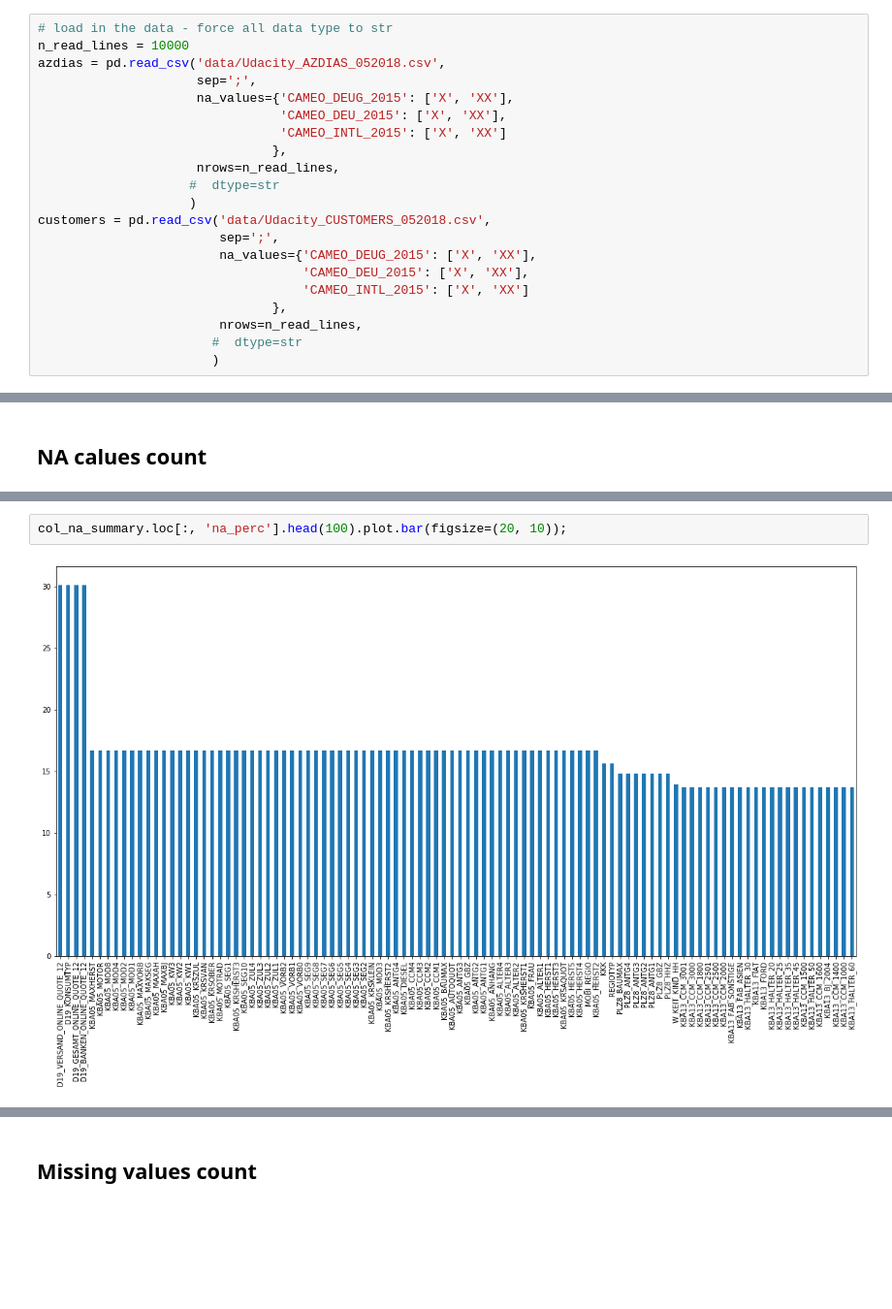
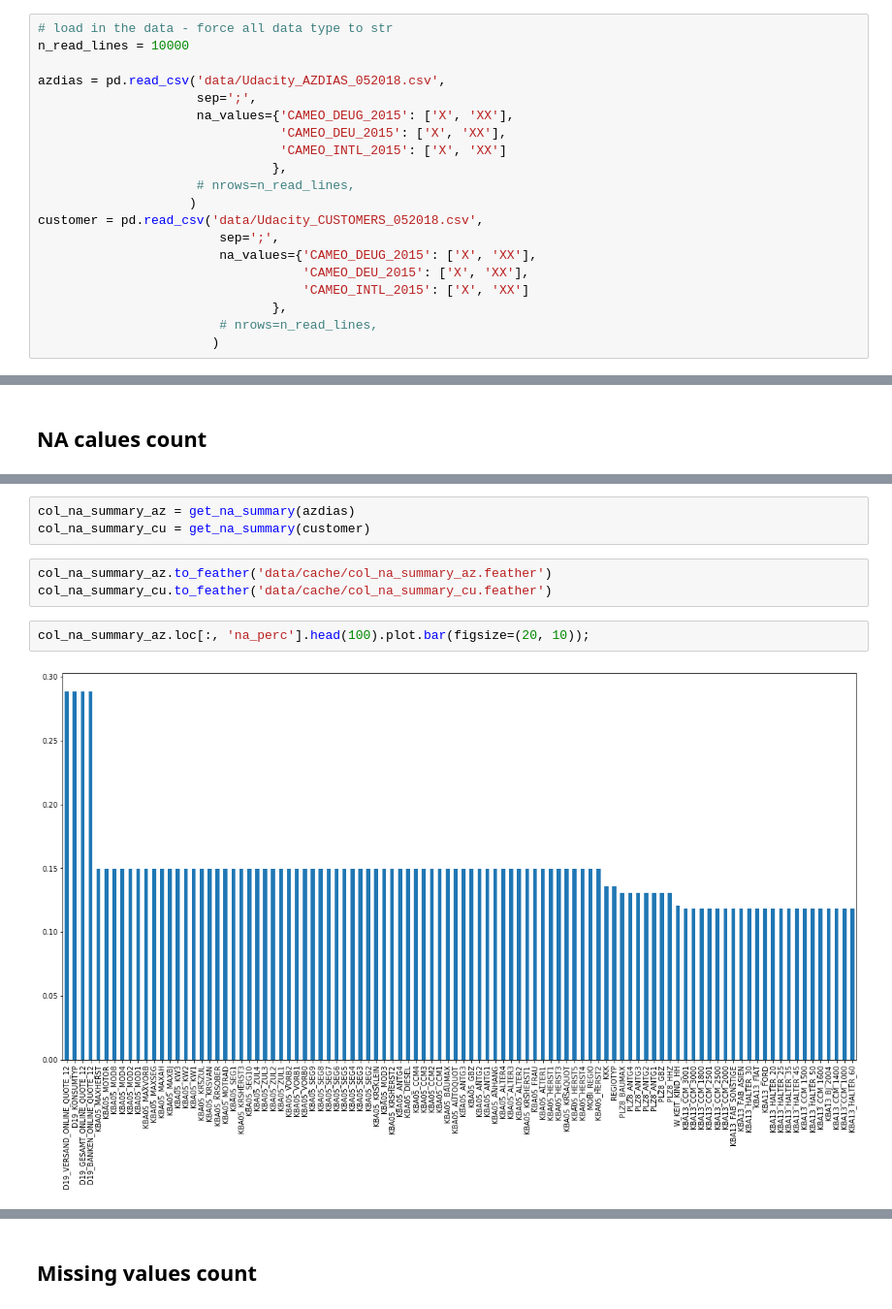
Before and after one commit to PavanKB/arvato_customer_segmentation, a Jupyter notebook: Arvato Project Workbook.ipynb, the cells around one changed output, grey strips where cells are left out. Shown at 97% size. Saved outputs shown, nothing was run; the diff lists cells and outputs as text; blank space fills up the shorter version.

```diff
--- a/Arvato Project Workbook.ipynb
+++ b/Arvato Project Workbook.ipynb
@@ -52,22 +52,21 @@ Read data as string first. Convert dtype on a need to basis.
 # %%
 # load in the data - force all data type to str
 n_read_lines = 10000
+
 azdias = pd.read_csv('data/Udacity_AZDIAS_052018.csv',
                      sep=';',
                      na_values={'CAMEO_DEUG_2015': ['X', 'XX'],
                                 'CAMEO_DEU_2015': ['X', 'XX'],
                                 'CAMEO_INTL_2015': ['X', 'XX']
                                },
-                     nrows=n_read_lines,
-                    #  dtype=str
+                     # nrows=n_read_lines,
                     )
-customers = pd.read_csv('data/Udacity_CUSTOMERS_052018.csv',
+customer = pd.read_csv('data/Udacity_CUSTOMERS_052018.csv',
                         sep=';',
                         na_values={'CAMEO_DEUG_2015': ['X', 'XX'],
                                    'CAMEO_DEU_2015': ['X', 'XX'],
                                    'CAMEO_INTL_2015': ['X', 'XX']
                                },
-                        nrows=n_read_lines,
-                       #  dtype=str
+                        # nrows=n_read_lines,
                        )
 # %%
@@ -153,4 +135,10 @@ col_na_summary.head(5)
+# %%
+col_na_summary_az = get_na_summary(azdias)
+col_na_summary_cu = get_na_summary(customer)
+# %%
+col_na_summary_az.to_feather('data/cache/col_na_summary_az.feather')
+col_na_summary_cu.to_feather('data/cache/col_na_summary_cu.feather')
 # %%
-col_na_summary.loc[:, 'na_perc'].head(100).plot.bar(figsize=(20, 10));
+col_na_summary_az.loc[:, 'na_perc'].head(100).plot.bar(figsize=(20, 10));
 # %% [output]
-[figure, old version]
+[figure, new version]
```
Also changed, not shown: parts of 85 cells of this notebook, 4 other files.
